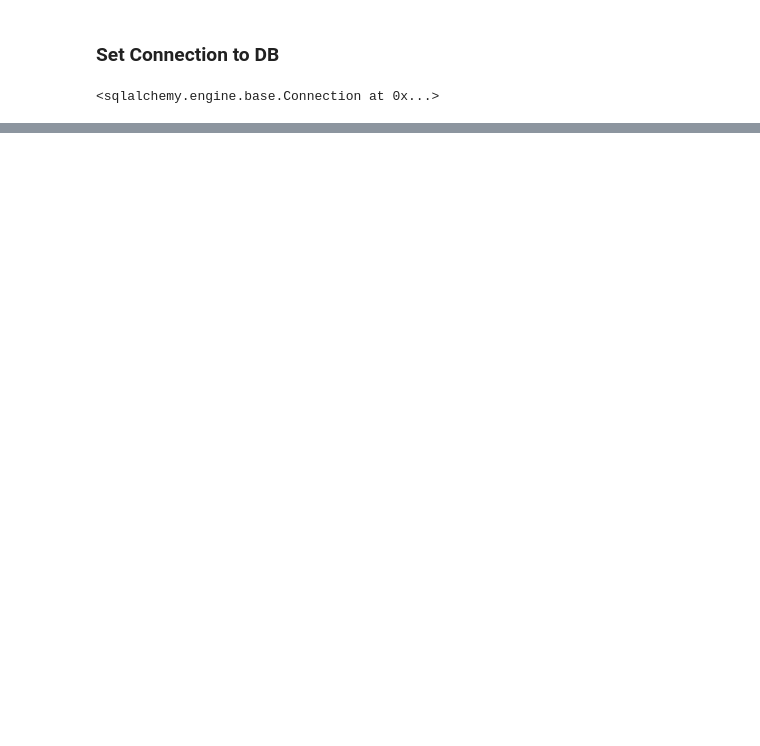
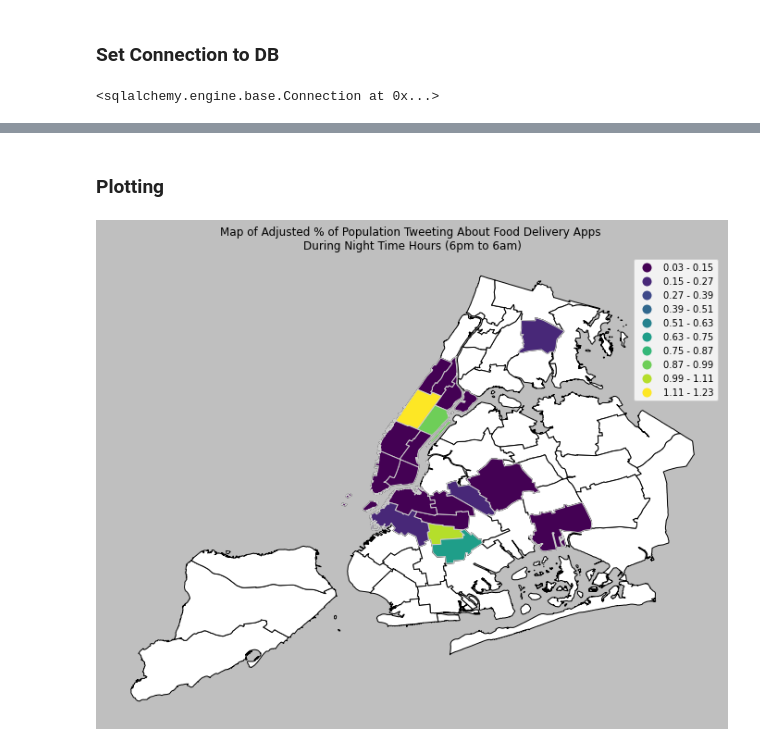
Before and after one commit to meiguan/yelp_abcs, a Jupyter notebook: stag/takeout_apps_nyc.ipynb, the cells around one changed output, grey strips where cells are left out. Drawn from its saved outputs; the diff is of its cells as text; code cells hidden in the pictures; blank space fills up the shorter version.

```diff
--- a/stag/takeout_apps_nyc.ipynb
+++ b/stag/takeout_apps_nyc.ipynb
@@ -128,0 +226,8 @@ df
+# %%
+# getting the population estimates per puma
+url = "https://api.census.gov/data/2016/acs/acs5?get=" + popKey[0][0] +\
+    ",NAME&for=public%20use%20microdata%20area:*&in=state:36&key=" + config.census
+resp = requests.request('GET', url).content
+pumaPop = pd.read_csv(io.StringIO(resp.decode('utf-8').replace('[','').replace(']','')))
+
+pumaPop.head()
@@ -128,0 +241,3 @@ df
+# %%
+pumaPop['puma'] = pumaPop['public use microdata area'].map(str)
+pumas = pd.merge(pumas, pumaPop, how='inner', on='puma')
@@ -128,0 +246,3 @@ df
+# %%
+nightTweetsSumPuma = tweets[tweets['count']==1].groupby(['puma']).count().reset_index()
+nightTweetsSumPuma.head()
@@ -128,0 +266,10 @@ df
+# %%
+resPuma = pd.merge(pumas[['puma', 'geometry', 'centroid', 'NAME', 'B00001_001E']],
+                    nightTweetsSumPuma[['puma', 'keyword_search_app', 'count']],
+                    how='inner', on='puma')
+
+# assuming that only 1% of tweets are geocoded and searched for in the api
+resPuma['adj_count'] = resPuma['count']/0.01
+resPuma['pct_pop'] = resPuma['count']/resPuma['B00001_001E']
+resPuma['adj_pct_pop'] = resPuma['adj_count']/resPuma['B00001_001E']
+resPuma.head()
@@ -128,0 +314,24 @@ df
+# %% [markdown]
+### Plotting
+# %%
+## plotting once using the pylab
+# Setup figure and axis
+f, ax = plt.subplots(1, figsize = (12,10))
+# Plot layer of polygons on the axis
+pumas.plot(ax = ax ,color = 'white',edgecolor = 'black')
+# Plot layer of polygons on the axis
+resPuma.plot(ax = ax ,column = 'adj_pct_pop',
+         edgecolor='0.8', k = 10,
+         scheme = 'Equal_interval',legend = True)
+# Remove axis frames
+ax.set_axis_off()
+# Change background color of the figure
+f.set_facecolor('0.75')
+# Display
+plt.title('Map of Adjusted % of Population Tweeting About Food Delivery Apps \nDuring Night Time Hours (6pm to 6am)',
+          fontdict = {'fontsize' : 12})
+# Display
+plt.show()
+f.savefig('./foodapp/all_food_apps.png')
+# %% [output]
+[figure, added]
```
Also changed, not shown: parts of 37 cells of this notebook, 15 other files.
